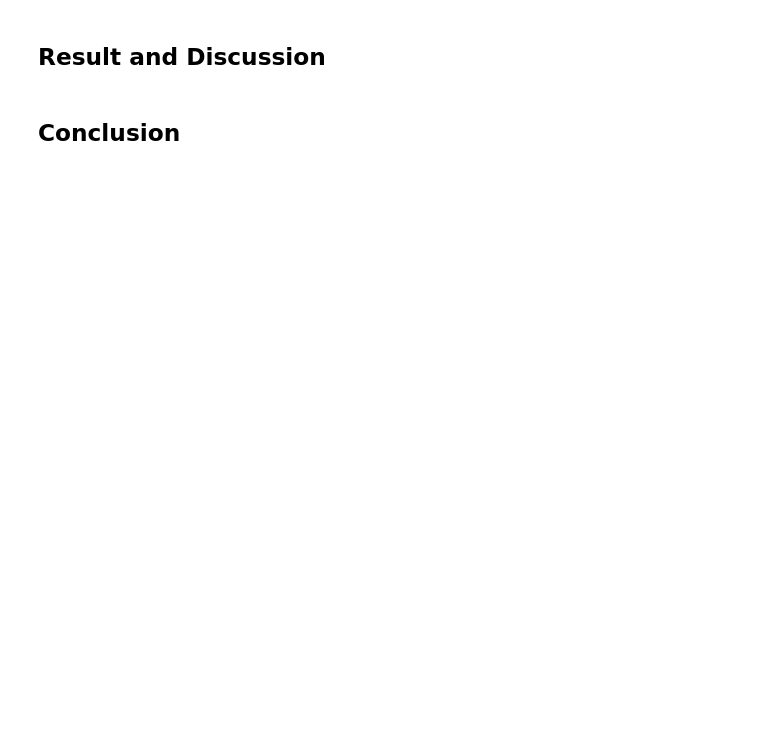
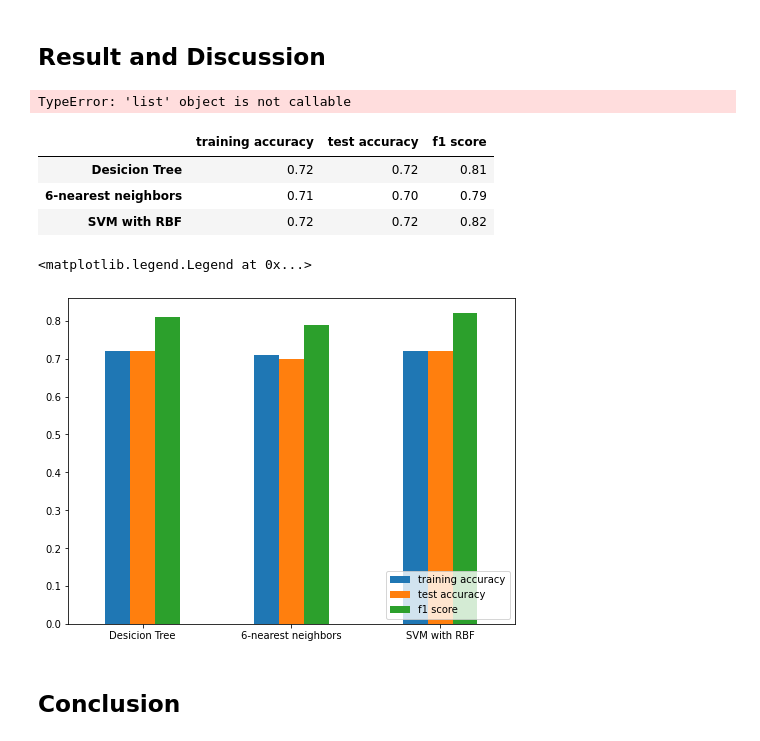
Before and after one commit to caocao0525/Coursera_Capstone, a Jupyter notebook: myWork/Collisions_in_Seattle_trial2.ipynb, the cells around one changed output. Cells and saved outputs as stored; diff of their text form; code cells hidden in the pictures; blank space fills up the shorter version.

```diff
--- a/myWork/Collisions_in_Seattle_trial2.ipynb
+++ b/myWork/Collisions_in_Seattle_trial2.ipynb
@@ -559,11 +569,37 @@ Confusion matrix, without normalization
 ## Result and Discussion <a name="resultsanddiscussion"></a>
 # %%
 # print("DecisionTrees's training set accuracy: ", metrics.accuracy_score(y_trainset, collTree.predict(X_trainset)))
-print("DecisionTrees's test set accuracy: ", metrics.accuracy_score(y_testset, predTree))
-print("f1_score of Desicion Tree model: ", f1_score(y_testset, predTree))
-print("Train set Accuracy with k = 6: ", metrics.accuracy_score(y_trainset, neigh_final.predict(X_trainset)))
-print("Test set Accuracy with k = 6: ", metrics.accuracy_score(y_testset, yhat_final))
-print("f1_score of K-nearest neighbors: ", f1_score(y_testset, yhat_final))
-print("f1_score of support vector machine with RBF: ", f1_score(y_testset, yhat_svm))
+# print("DecisionTrees's test set accuracy: ", metrics.accuracy_score(y_testset, predTree))
+f1_dtm=f1_score(y_testset, predTree)
+print("f1_score of Desicion Tree model: ", f1_dtm)
+# print("Train set Accuracy with k = 6: ", metrics.accuracy_score(y_trainset, neigh_final.predict(X_trainset)))
+# print("Test set Accuracy with k = 6: ", metrics.accuracy_score(y_testset, yhat_final))
+f1_knn=f1_score(y_testset, yhat_final)
+print("f1_score of K-nearest neighbors: ", f1_knn)
+f1_svm=f1_score(y_testset, yhat_svm)
+print("f1_score of support vector machine with RBF: ", f1_svm)
+# %% [output]
+TypeError: 'list' object is not callable
+# %%
+# accuracy ordered in 'Desicion Tree', '6-nearest neighbors', 'SVM with RBF'
+training_acc=[0.72, 0.71, 0.72]
+test_acc=[0.72, 0.70, 0.72]
+f1_score = [0.81, 0.79, 0.82]
+index = ['Desicion Tree', '6-nearest neighbors', 'SVM with RBF']
+# %%
+df_result = pd.DataFrame({'training accuracy': training_acc,'test accuracy': test_acc,'f1 score': f1_score}, index=index)
+# %%
+df_result
+# %% [output]
+|  | training accuracy | test accuracy | f1 score |
+| Desicion Tree | 0.72 | 0.72 | 0.81 |
+| 6-nearest neighbors | 0.71 | 0.70 | 0.79 |
+| SVM with RBF | 0.72 | 0.72 | 0.82 |
+# %%
+ax_result=df_result.plot.bar(rot=0, figsize=(8,6))
+ax_result.legend(loc = 'lower right')
+# %% [output]
+<matplotlib.legend.Legend at 0x...>
+[figure, added]
 # %% [markdown]
 ## Conclusion <a name="conclusion"></a>
```
Also changed, not shown: parts of 19 cells of this notebook, 1 other file.
